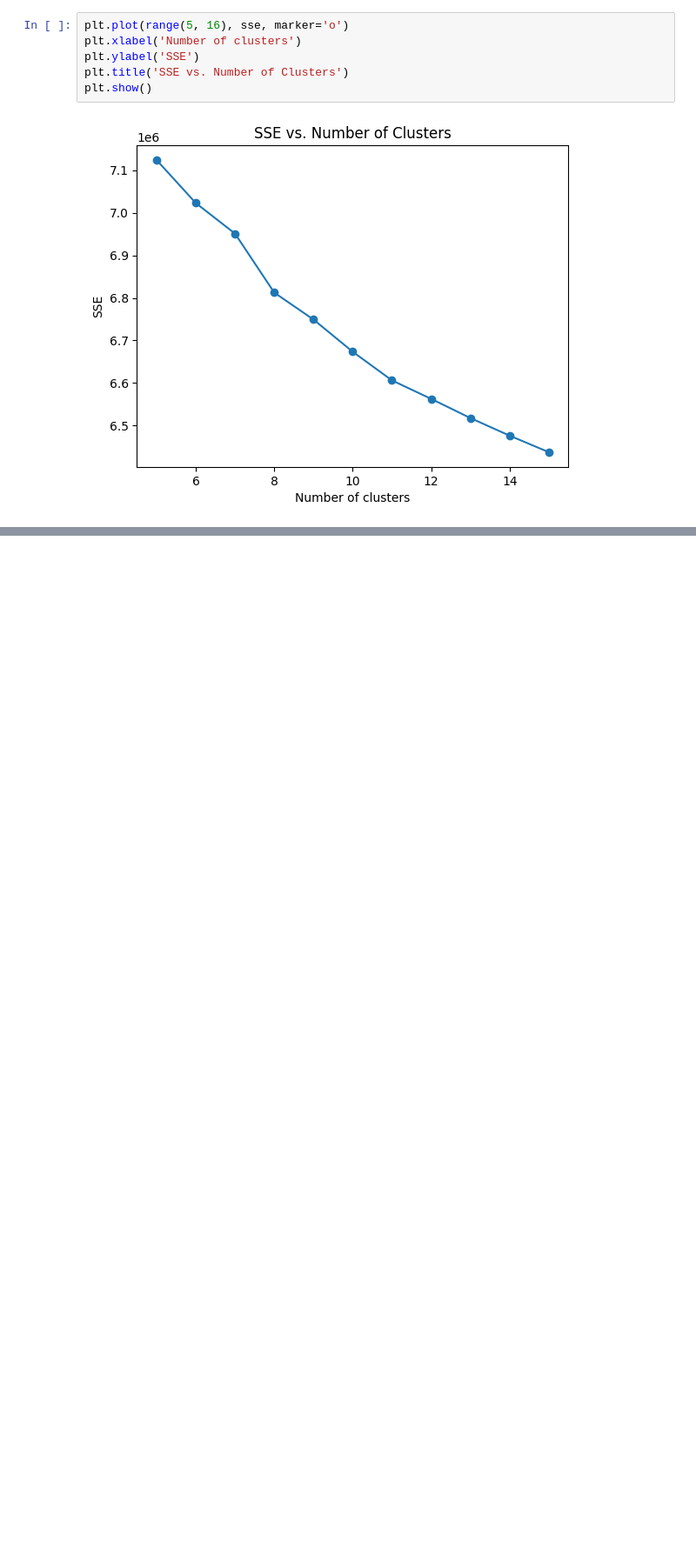
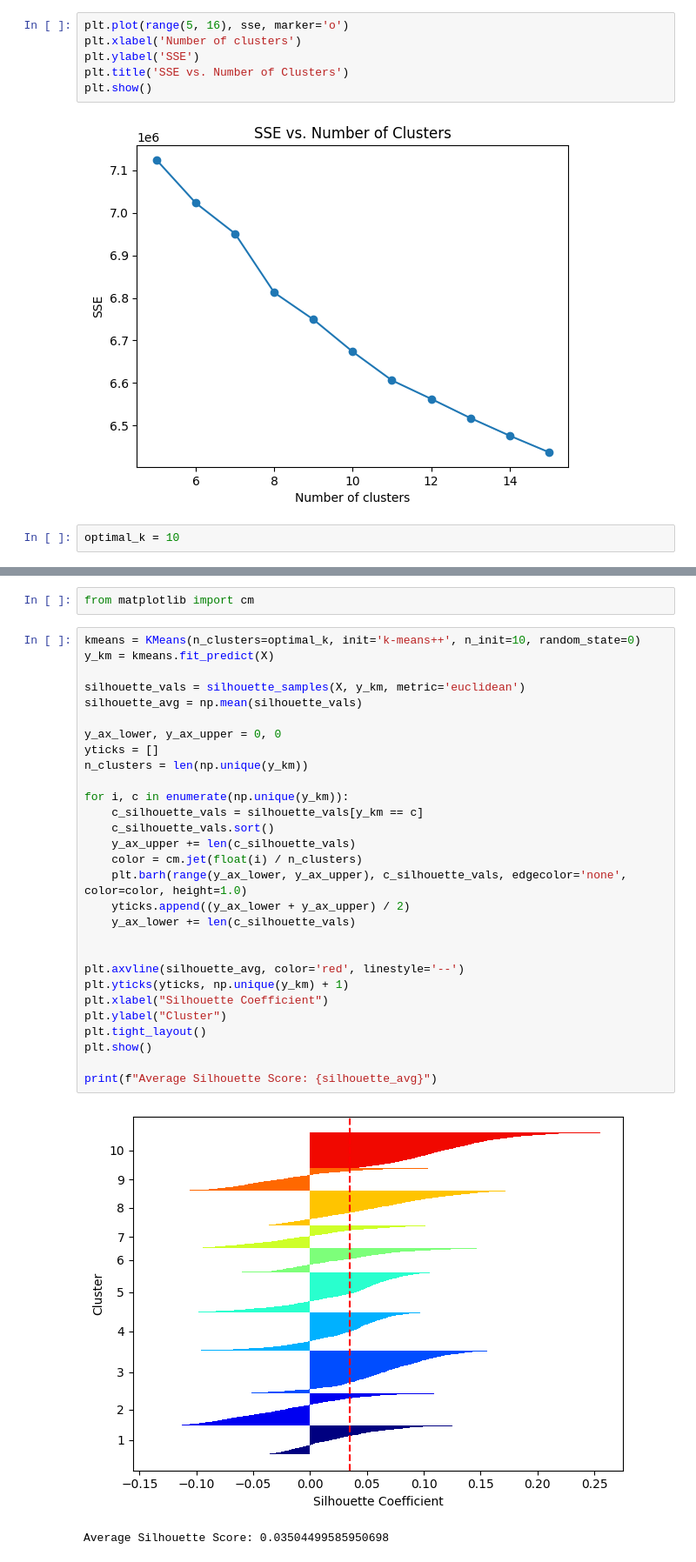
Before and after one commit to mencinas93/Unsupervised-Learning-Machine-Learning, a Jupyter notebook: Project_5_code_Encinas_Michael.ipynb, the cells around one changed output, grey strips where cells are left out. Shown at 87% size. Drawn from its saved outputs; the diff is of its cells as text; blank space fills up the shorter version.

```diff
--- a/Project_5_code_Encinas_Michael.ipynb
+++ b/Project_5_code_Encinas_Michael.ipynb
@@ -107,3 +107,5 @@ plt.title('SSE vs. Number of Clusters')
 plt.show()
 # %% [output]
 [figure]
+# %%
+optimal_k = 10
@@ -109,0 +141,34 @@ plt.show()
+# %%
+from matplotlib import cm
+# %%
+kmeans = KMeans(n_clusters=optimal_k, init='k-means++', n_init=10, random_state=0)
+y_km = kmeans.fit_predict(X)
+
+silhouette_vals = silhouette_samples(X, y_km, metric='euclidean')
+silhouette_avg = np.mean(silhouette_vals)
+
+y_ax_lower, y_ax_upper = 0, 0
+yticks = []
+n_clusters = len(np.unique(y_km))
+
+for i, c in enumerate(np.unique(y_km)):
+    c_silhouette_vals = silhouette_vals[y_km == c]
+    c_silhouette_vals.sort()
+    y_ax_upper += len(c_silhouette_vals)
+    color = cm.jet(float(i) / n_clusters)
+    plt.barh(range(y_ax_lower, y_ax_upper), c_silhouette_vals, edgecolor='none', color=color, height=1.0)
+    yticks.append((y_ax_lower + y_ax_upper) / 2)
+    y_ax_lower += len(c_silhouette_vals)
+
+
+plt.axvline(silhouette_avg, color='red', linestyle='--')
+plt.yticks(yticks, np.unique(y_km) + 1)
+plt.xlabel("Silhouette Coefficient")
+plt.ylabel("Cluster")
+plt.tight_layout()
+plt.show()
+
+print(f"Average Silhouette Score: {silhouette_avg}")
+# %% [output]
+[figure, added]
+Average Silhouette Score: 0.03504499585950698
```
Also changed, not shown: parts of 10 cells of this notebook, 1 other file.
